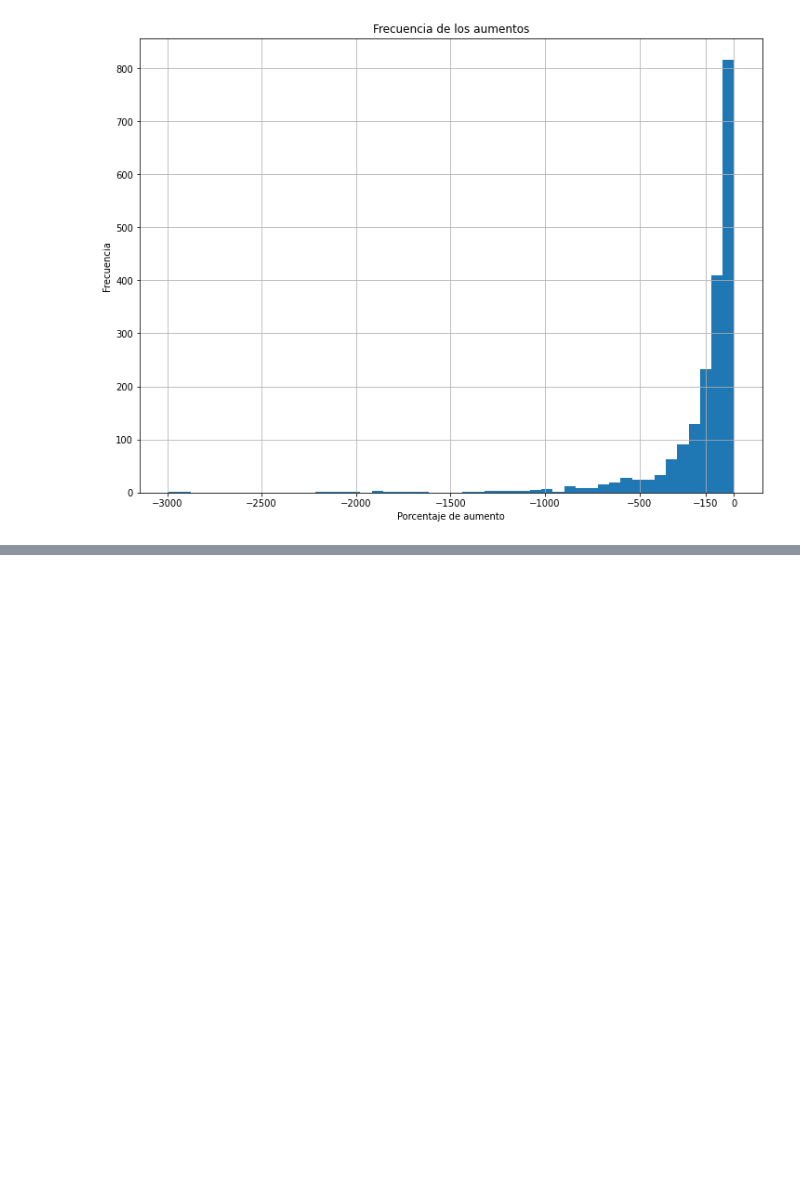
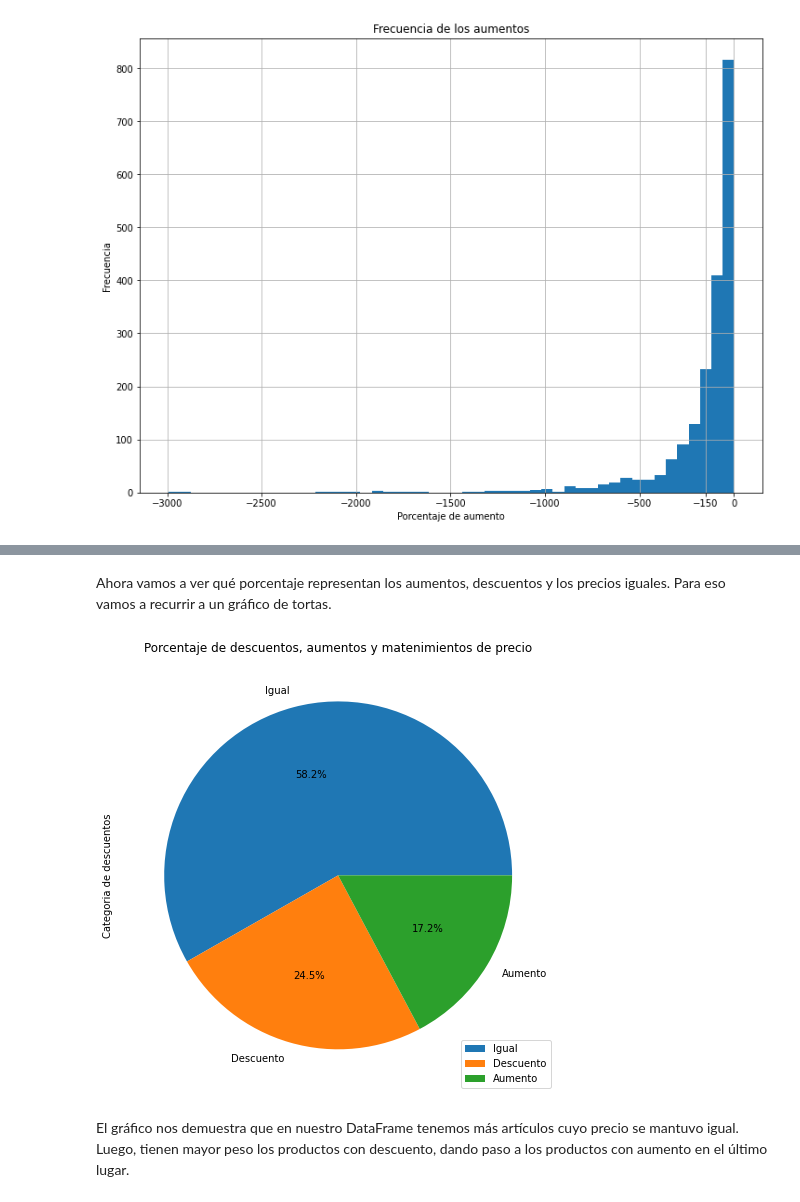
Before and after one commit to Estani94/Limpieza-y-EDA-Dataset-Amazon, a Jupyter notebook: EDA_amazon.ipynb, the cells around one changed output, grey strips where cells are left out. Saved outputs shown, nothing was run; the diff lists cells and outputs as text; code cells hidden in the pictures; blank space fills up the shorter version.

Commit message:
Categoria de descuentos y gráfico de tortas

```diff
--- a/EDA_amazon.ipynb
+++ b/EDA_amazon.ipynb
@@ -420,0 +425,4 @@ La mayor cantidad de aumentos se dieron entre el 150% y el -0.02%
+# %%
+df.loc[df['Porcentaje de descuento']>0, 'Categoria de descuentos'] = 'Descuento'
+df.loc[df['Porcentaje de descuento']==0, 'Categoria de descuentos'] = 'Igual'
+df.loc[df['Porcentaje de descuento']<0, 'Categoria de descuentos'] = 'Aumento'
@@ -420,0 +440,13 @@ La mayor cantidad de aumentos se dieron entre el 150% y el -0.02%
+# %% [markdown]
+Ahora vamos a ver qué porcentaje representan los aumentos, descuentos y los precios iguales. Para eso vamos a recurrir a un gráfico de tortas.
+# %%
+#Asignamos un nombre a la serie generada en la columna 'Categoria de descuentos'.
+cuenta_categoria_de_descuentos = df['Categoria de descuentos'].value_counts()
+cuenta_categoria_de_descuentos.plot(figsize=(10, 8), kind='pie', autopct='%1.1f%%')
+plt.legend()
+plt.title('Porcentaje de descuentos, aumentos y matenimientos de precio')
+plt.show()
+# %% [output]
+[figure, added]
+# %% [markdown]
+El gráfico nos demuestra que en nuestro DataFrame tenemos más artículos cuyo precio se mantuvo igual. Luego, tienen mayor peso los productos con descuento, dando paso a los productos con aumento en el último lugar.
```
Also changed, not shown: parts of 5 cells of this notebook.
